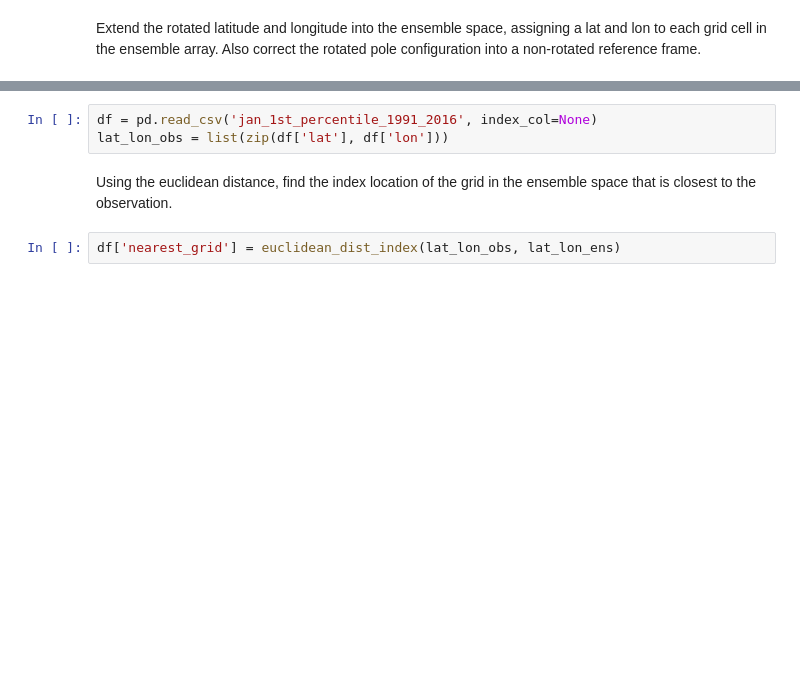
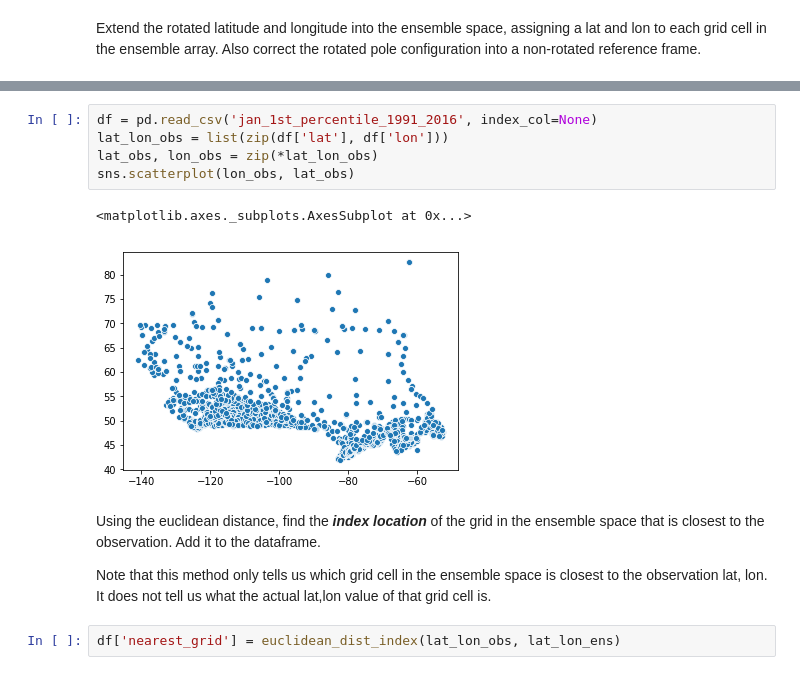
Before and after one commit to pacificclimate/climpyrical, a Jupyter notebook: Python/testing.ipynb, the cells around one changed output, grey strips where cells are left out. Drawn from its saved outputs; the diff is of its cells as text; blank space fills up the shorter version.

```diff
--- a/Python/testing.ipynb
+++ b/Python/testing.ipynb
@@ -93,7 +130,14 @@ Read in the MSC query observations, and zup together the latitude and longitudes
 # %%
 df = pd.read_csv('jan_1st_percentile_1991_2016', index_col=None)
 lat_lon_obs = list(zip(df['lat'], df['lon']))
+lat_obs, lon_obs = zip(*lat_lon_obs)
+sns.scatterplot(lon_obs, lat_obs)
+# %% [output]
+<matplotlib.axes._subplots.AxesSubplot at 0x...>
+[figure, added]
 # %% [markdown]
-Using the euclidean distance, find the index location of the grid in the ensemble space that is closest to the observation.
+Using the euclidean distance, find the _**index location**_ of the grid in the ensemble space that is closest to the observation. Add it to the dataframe.
+
+Note that this method only tells us which grid cell in the ensemble space is closest to the observation lat, lon. It does not tell us what the actual lat,lon value of that grid cell is.
 # %%
 df['nearest_grid'] = euclidean_dist_index(lat_lon_obs, lat_lon_ens)
```
Also changed, not shown: parts of 38 cells of this notebook.
